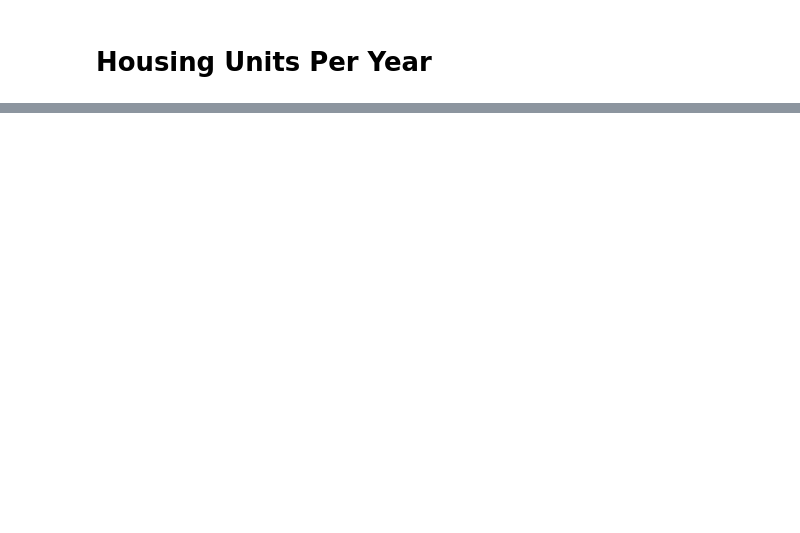
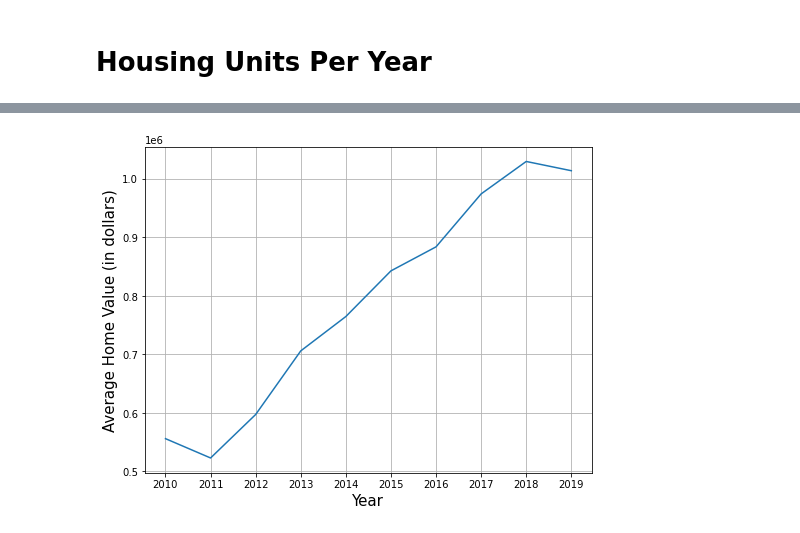
Before and after one commit to jemmy-z/bay-area-housing, a Jupyter notebook: assignment3.ipynb, the cells around one changed output, grey strips where cells are left out. Cells and saved outputs as stored; diff of their text form; code cells hidden in the pictures; blank space fills up the shorter version.

Commit message:
started home value

```diff
--- a/assignment3.ipynb
+++ b/assignment3.ipynb
@@ -288,0 +172,2 @@ data[data['year'] == 2010].shape
+# %%
+zip_codes = pd.read_csv('./data/bay_area_zip_codes.csv')
@@ -288,0 +190,6 @@ data[data['year'] == 2010].shape
+# %%
+bay_area_zip_codes = list(zip_codes['Zip Codes'])
+# %%
+zillow_bay = zillow_2010_2019[zillow_2010_2019['RegionName'].isin(bay_area_zip_codes)]
+zillow_bay = zillow_bay.reset_index().drop(columns=['index'])
+zillow_bay.head(5)
@@ -288,0 +203,14 @@ data[data['year'] == 2010].shape
+# %%
+xlabels = [2010, 2011, 2012, 2013, 2014, 2015, 2016, 2017, 2018, 2019]
+avg_bay_price = list(zillow_bay.iloc[:, 1:].mean(axis=0))
+
+plt.figure(figsize=(8, 6))
+plt.plot(avg_bay_price)
+plt.xticks(np.arange(len(xlabels)), xlabels)
+plt.xlabel("Year", fontsize=15)
+plt.ylabel("Average Home Value (in dollars)", fontsize=15)
+plt.grid()
+plt.savefig('./out/images/bay_area_housing.png', dpi=800)
+plt.show();
+# %% [output]
+[figure, added]
```
Also changed, not shown: parts of 23 cells of this notebook, 6 other files.
